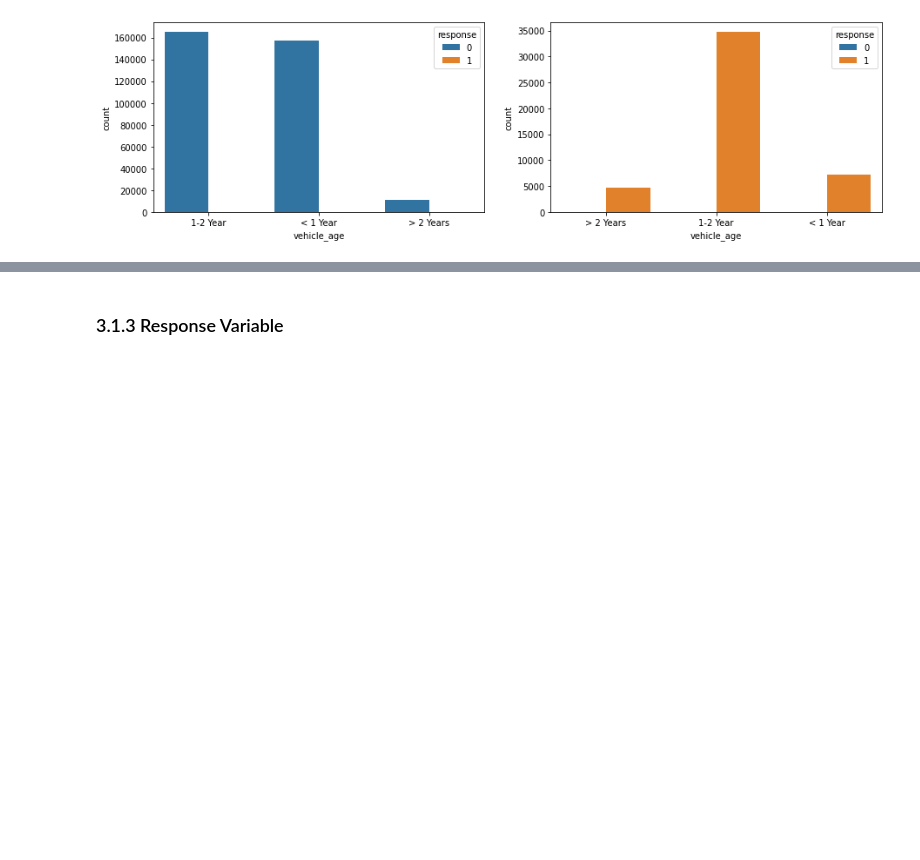
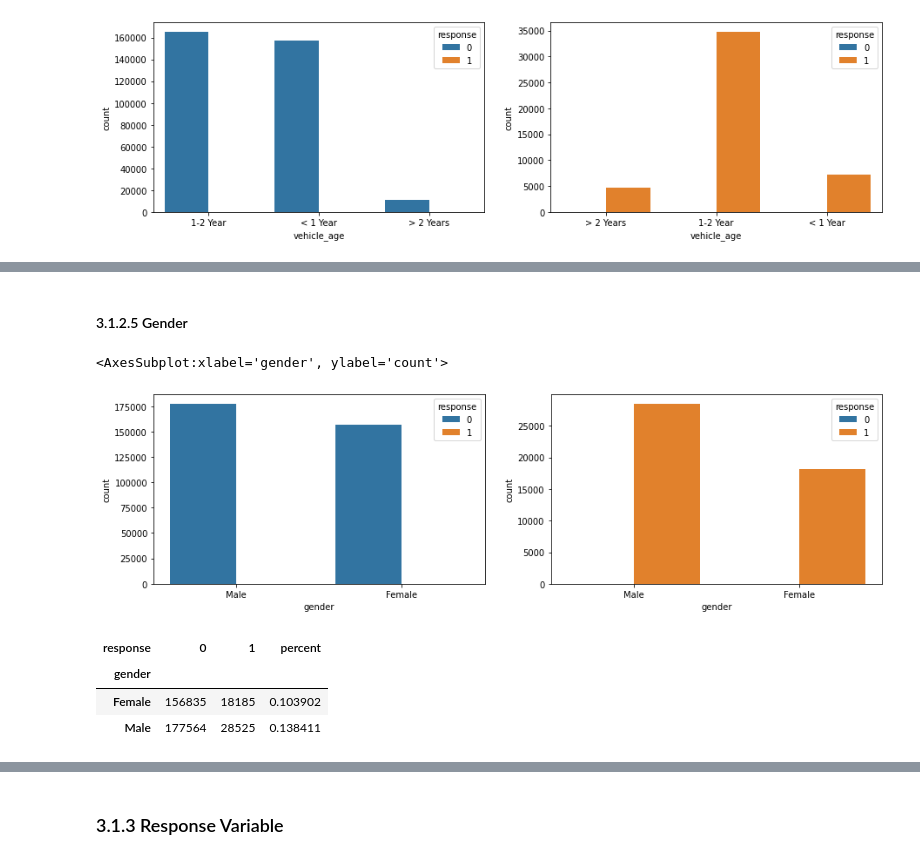
Before and after one commit to LessioGuilherme/pa004_health_insurance_cross_sell, a Jupyter notebook: pa004_health_insurance_cross_sell_sprint03.ipynb, the cells around one changed output, grey strips where cells are left out. Drawn from its saved outputs; the diff is of its cells as text; code cells hidden in the pictures; blank space fills up the shorter version.

```diff
--- a/pa004_health_insurance_cross_sell_sprint03.ipynb
+++ b/pa004_health_insurance_cross_sell_sprint03.ipynb
@@ -645,0 +646,18 @@ pd.crosstab(df3['vehicle_age'], df3['response'])
+# %% [markdown]
+#### 3.1.2.5 Gender
+# %%
+fig, axs = plt.subplots(ncols= 2, figsize = (15,4))
+sns.countplot(df3[df3['response']==0]['gender'], hue=df3['response'], ax=axs[0])
+sns.countplot(df3[df3['response']==1]['gender'], hue=df3['response'], ax=axs[1])
+# %% [output]
+<AxesSubplot:xlabel='gender', ylabel='count'>
+[figure, added]
+# %%
+aux10=pd.crosstab(df3['gender'], df3['response'])
+aux10['percent'] = aux10[1]/(aux10[1]+aux10[0])
+aux10
+# %% [output]
+| response | 0 | 1 | percent |
+| gender |  |  |  |
+| Female | 156835 | 18185 | 0.103902 |
+| Male | 177564 | 28525 | 0.138411 |
```
Also changed, not shown: parts of 18 cells of this notebook.
